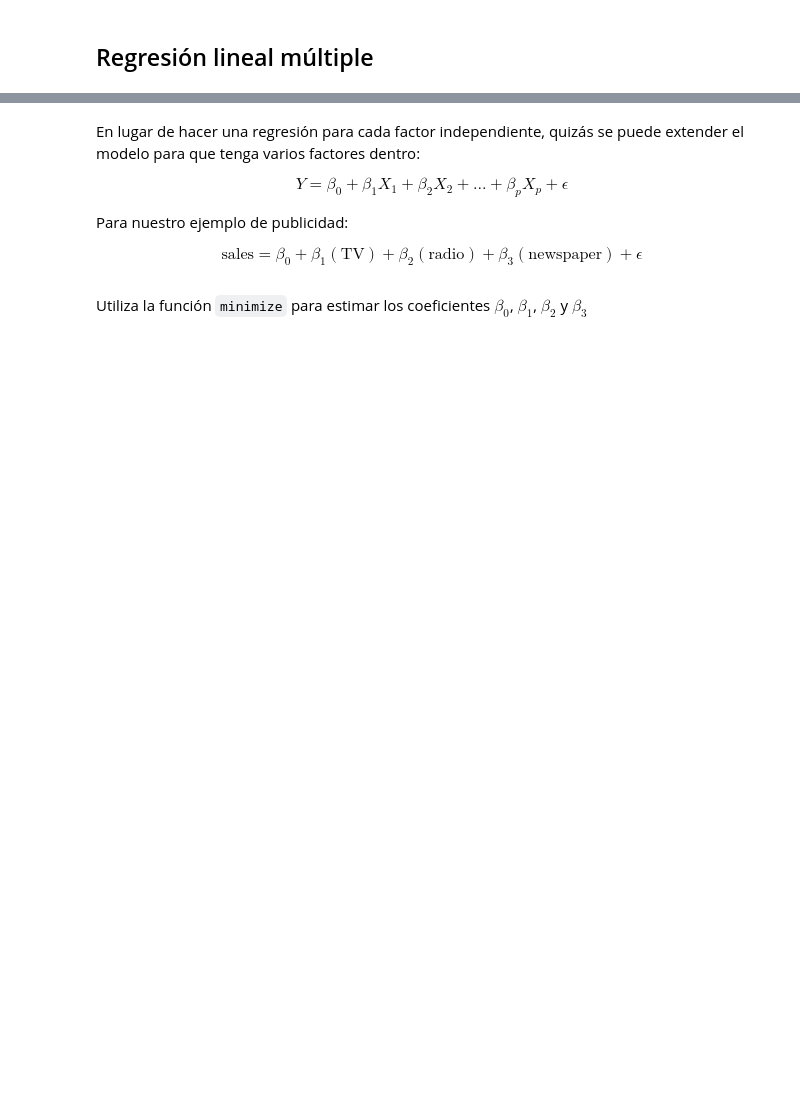
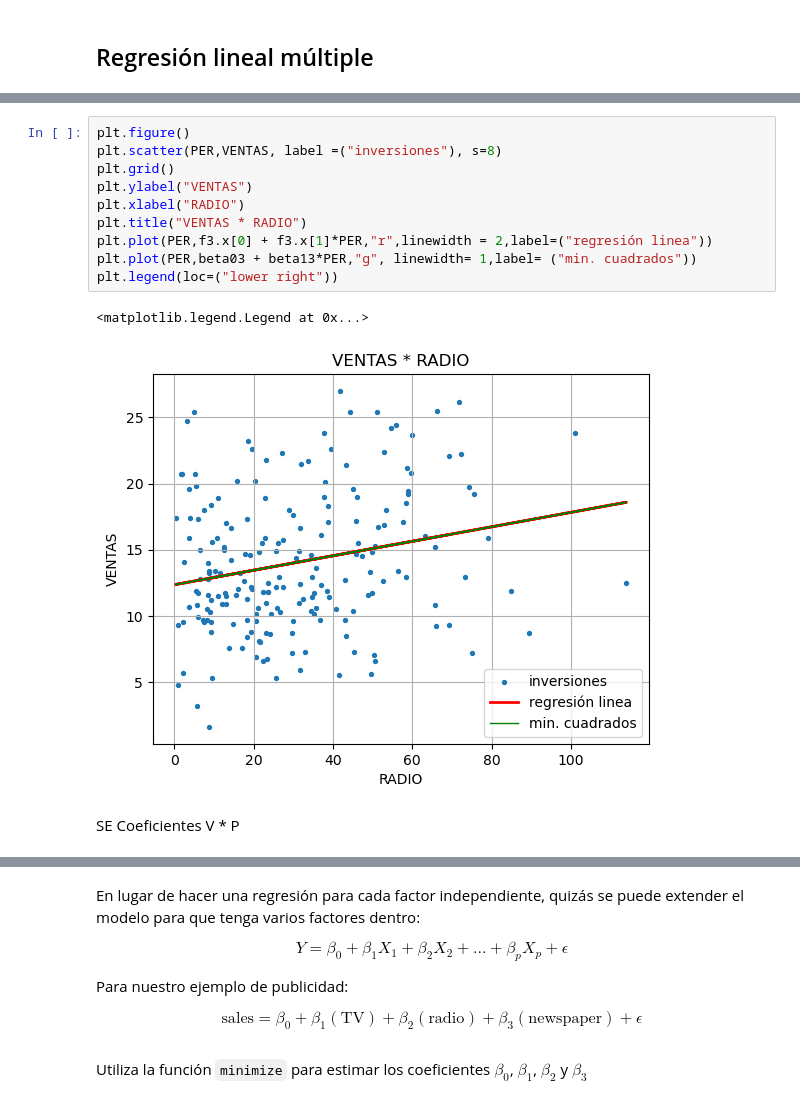
Before and after one commit to netonetomagneto/SM-NETO, a Jupyter notebook: T05 Ernesto- Laboratorio de regresión lineal-3.ipynb, the cells around one changed output, grey strips where cells are left out. Cells and saved outputs as stored; diff of their text form; blank space fills up the shorter version.

```diff
--- a/T05 Ernesto- Laboratorio de regresión lineal-3.ipynb
+++ b/T05 Ernesto- Laboratorio de regresión lineal-3.ipynb
@@ -523,0 +588,15 @@ Queda : 0.66796754455471 sin explicar
+# %%
+plt.figure()
+plt.scatter(PER,VENTAS, label =("inversiones"), s=8)
+plt.grid()
+plt.ylabel("VENTAS")
+plt.xlabel("RADIO")
+plt.title("VENTAS * RADIO")
+plt.plot(PER,f3.x[0] + f3.x[1]*PER,"r",linewidth = 2,label=("regresión linea"))
+plt.plot(PER,beta03 + beta13*PER,"g", linewidth= 1,label= ("min. cuadrados"))
+plt.legend(loc=("lower right"))
+# %% [output]
+<matplotlib.legend.Legend at 0x...>
+[figure, added]
+# %% [markdown]
+SE Coeficientes V * P
```
Also changed, not shown: parts of 42 cells of this notebook.
